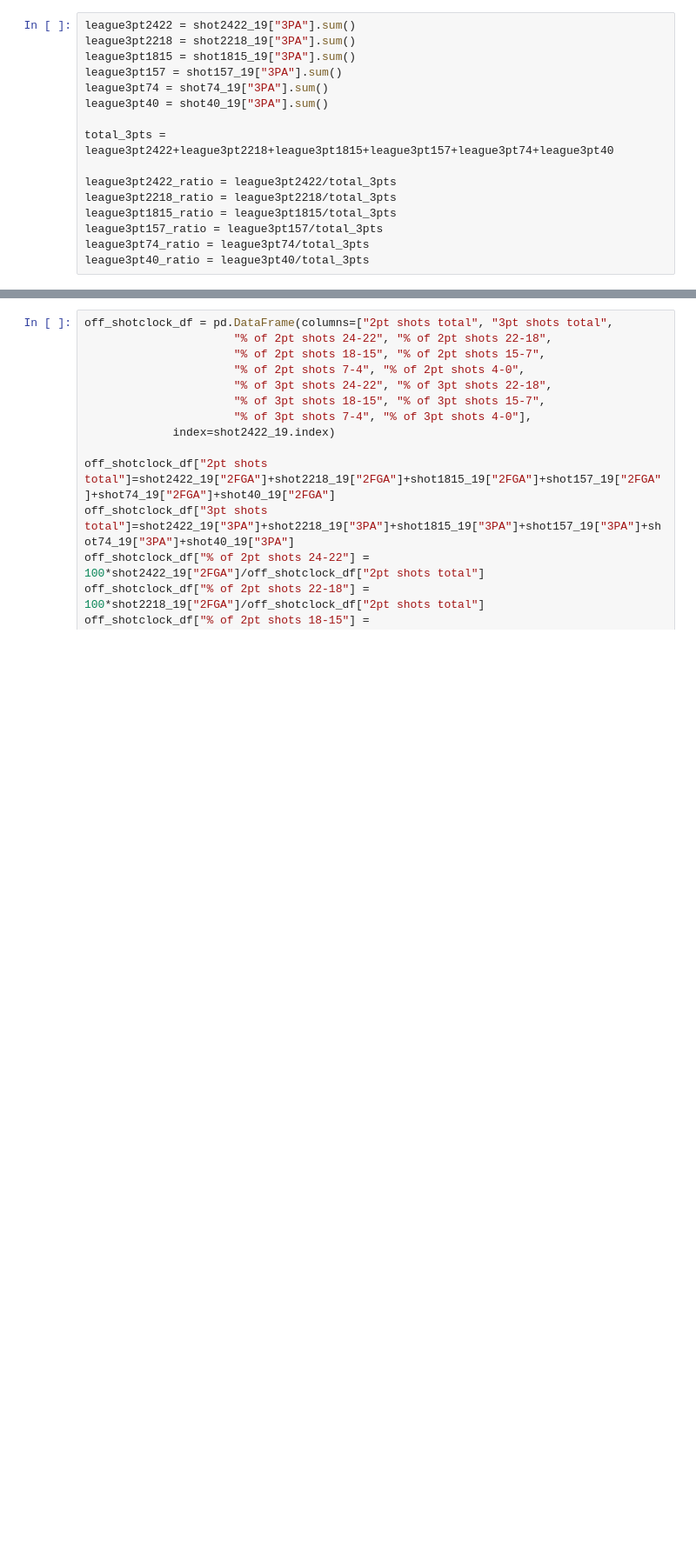
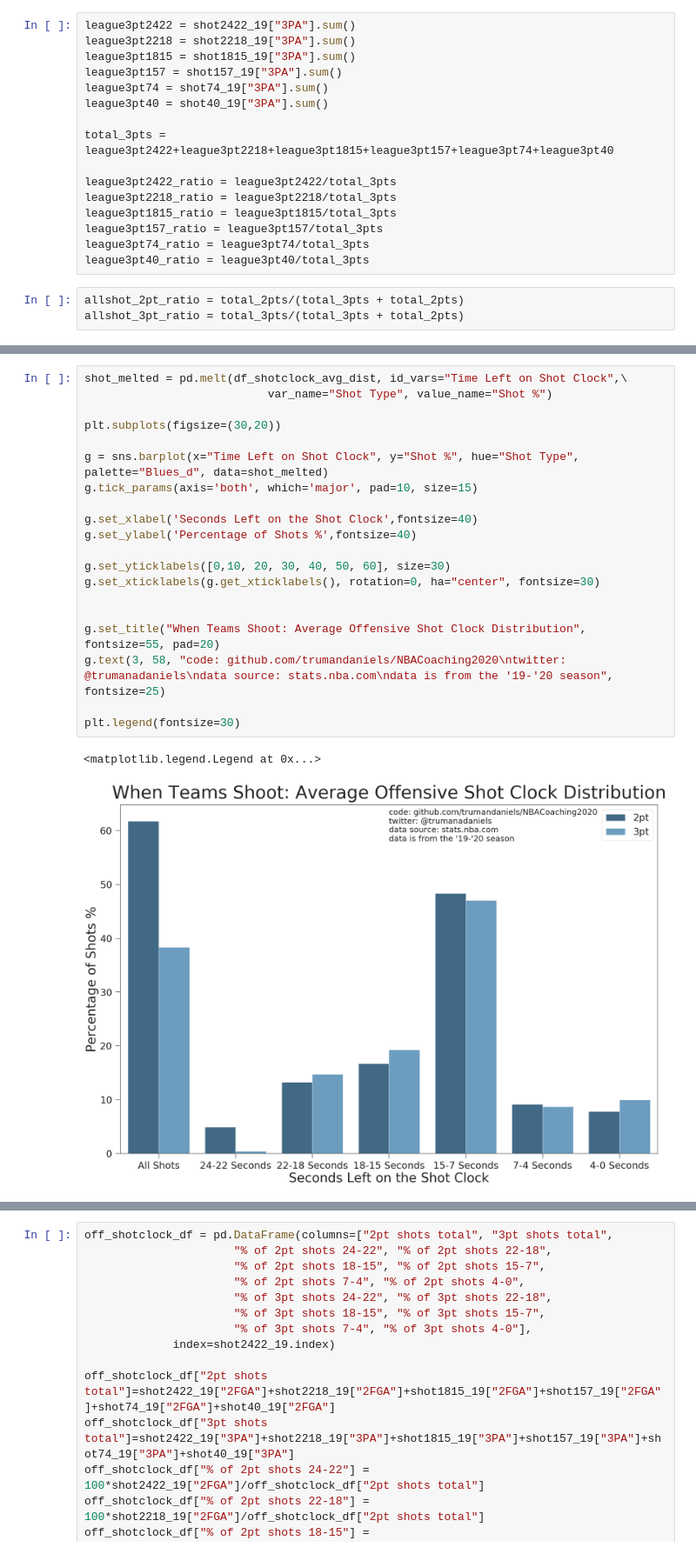
Before and after one commit to trumandaniels/NBACoaching2020, a Jupyter notebook: analysis.ipynb, the cells around one changed output, grey strips where cells are left out. Shown at 87% size. Saved outputs shown, nothing was run; the diff lists cells and outputs as text; blank space fills up the shorter version.

```diff
--- a/analysis.ipynb
+++ b/analysis.ipynb
@@ -278,3 +279,6 @@ league3pt1815_ratio = league3pt1815/total_3pts
 league3pt157_ratio = league3pt157/total_3pts
 league3pt74_ratio = league3pt74/total_3pts
 league3pt40_ratio = league3pt40/total_3pts
+# %%
+allshot_2pt_ratio = total_2pts/(total_3pts + total_2pts)
+allshot_3pt_ratio = total_3pts/(total_3pts + total_2pts)
@@ -280,0 +324,23 @@ league3pt40_ratio = league3pt40/total_3pts
+# %%
+shot_melted = pd.melt(df_shotclock_avg_dist, id_vars="Time Left on Shot Clock",\
+                           var_name="Shot Type", value_name="Shot %")
+
+plt.subplots(figsize=(30,20))
+
+g = sns.barplot(x="Time Left on Shot Clock", y="Shot %", hue="Shot Type", palette="Blues_d", data=shot_melted)
+g.tick_params(axis='both', which='major', pad=10, size=15)
+
+g.set_xlabel('Seconds Left on the Shot Clock',fontsize=40)
+g.set_ylabel('Percentage of Shots %',fontsize=40)
+
+g.set_yticklabels([0,10, 20, 30, 40, 50, 60], size=30)
+g.set_xticklabels(g.get_xticklabels(), rotation=0, ha="center", fontsize=30)
+
+
+g.set_title("When Teams Shoot: Average Offensive Shot Clock Distribution", fontsize=55, pad=20)
+g.text(3, 58, "code: github.com/trumandaniels/NBACoaching2020\ntwitter: @trumanadaniels\ndata source: stats.nba.com\ndata is from the '19-'20 season", fontsize=25)
+
+plt.legend(fontsize=30)
+# %% [output]
+<matplotlib.legend.Legend at 0x...>
+[figure, added]
```
Also changed, not shown: parts of 37 cells of this notebook.
